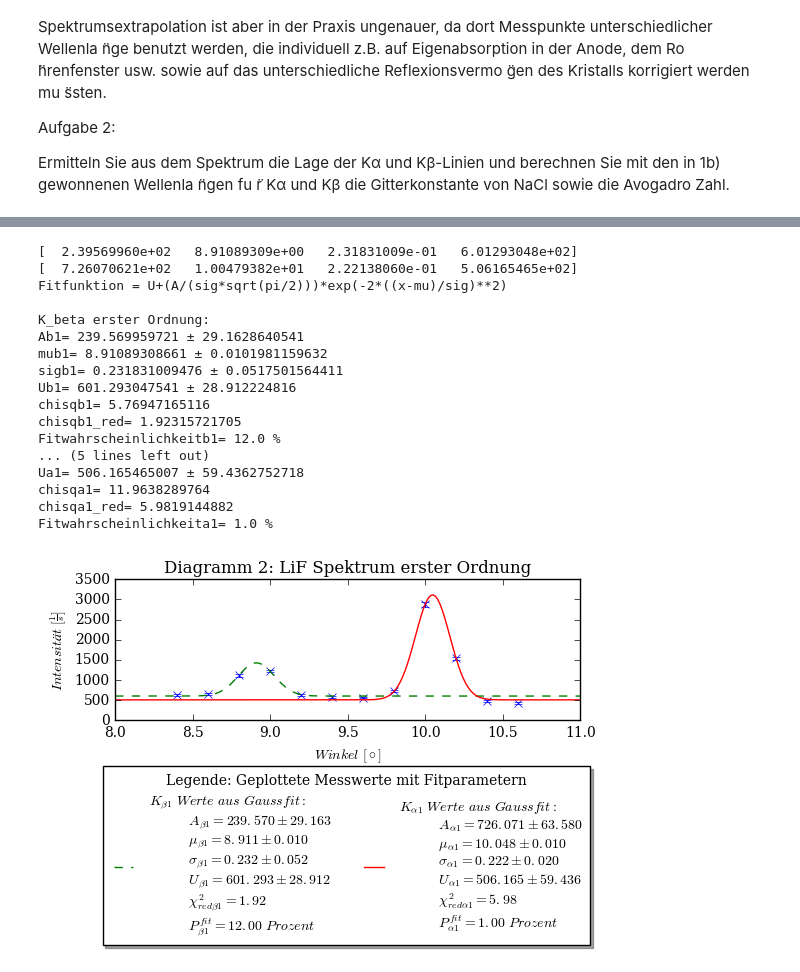
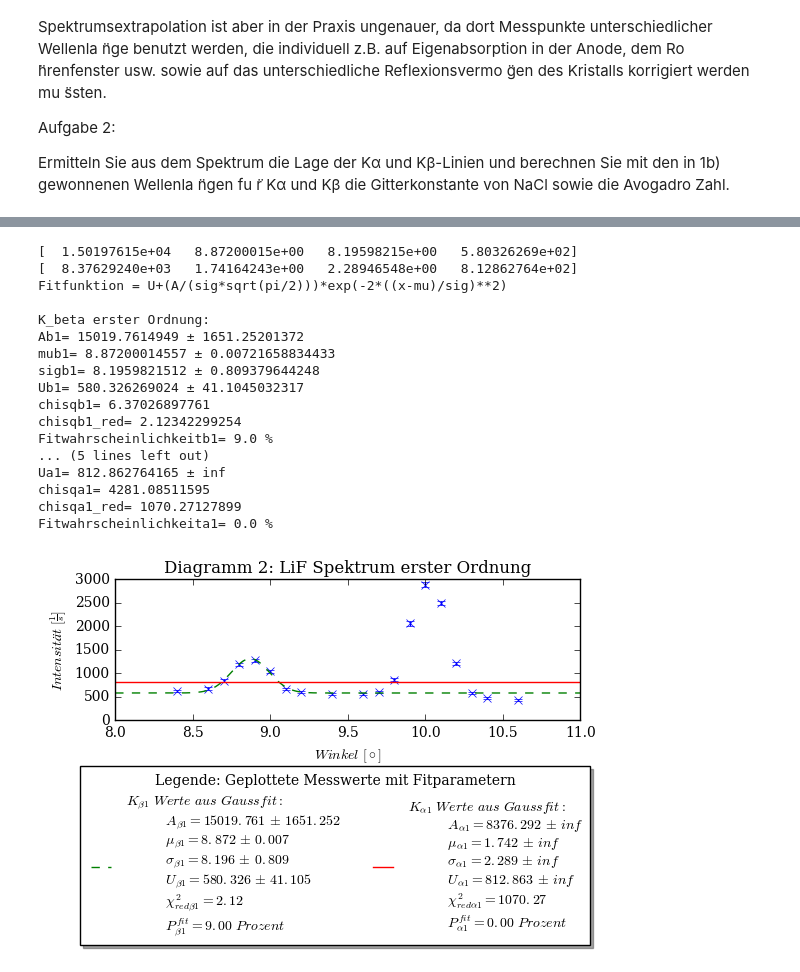
Before and after one commit to woskar/pap2-lab-training, a Jupyter notebook: v255/v255_spektrometer.ipynb, the cells around one changed output, grey strips where cells are left out. Cells and saved outputs as stored; diff of their text form; code cells hidden in the pictures.

```diff
--- a/v255/v255_spektrometer.ipynb
+++ b/v255/v255_spektrometer.ipynb
@@ -26,15 +26,19 @@ Aufgabe 2:
 Ermitteln Sie aus dem Spektrum die Lage der Kα und Kβ-Linien und berechnen Sie mit den in 1b) gewonnenen Wellenla ̈ngen fu ̈r Kα und Kβ die Gitterkonstante von NaCl sowie die Avogadro Zahl.
 # %%
 #Einlesen der Daten aus LiF.txt für LiF Kristall mit Fehler
-daten = open('LiF.txt').read().replace(',','.')
+daten = open('LiF_master.txt').read().replace(',','.')
 angle, intensity = np.loadtxt(io.StringIO(daten), unpack=True)
 #print (angle, intensity)
 dintensity=np.sqrt(intensity)
 
 plt.rcParams["font.family"]='serif'
-plt.errorbar(angle, intensity, yerr=dintensity)
+plt.errorbar(angle, intensity, yerr=dintensity, label='Messwerte mit \nstatistischem Fehler')
 plt.xlabel('$Winkel\ [\circ]$')
 plt.ylabel('$Intensität\ [\\frac{1}{s}]$')
-plt.title('Zählrate abhängig vom Winkel')
-plt.axis((3, 22, 0, 3000))
+plt.title('Diagramm 0: Alle Messwerte, Zählrate abh. vom Winkel')
+plt.axis((2, 23, 0, 3000))
+plt.legend(borderpad=1, borderaxespad=1, loc='best', shadow='true', fontsize=11)
+
+
+#plt.savefig('v255_0.pdf',format='pdf')
 # %% [output]
@@ -115,32 +119,32 @@ Fitwahrscheinlichkeit= 80.0 %
 
 #Fitfunktion für Peaks
 def gauss(x, A, mu, sig,U):
-    return U+(A/(sig*np.sqrt(np.pi/2)))*np.exp(-2*((x-mu)/sig)**2)
+    return U+(A/(sig*np.sqrt(2*np.pi)))*np.exp(-((x-mu)**2/2*sig**2))
 
 #Auswählen des Spektrums erster Ordnung
-ang3=angle[27:39]
-int3=intensity[27:39]
-dint3=dintensity[27:39]
+ang3=angle[27:46]
+int3=intensity[27:46]
+dint3=dintensity[27:46]
 
 #Gausskurven an die Peaks fitten
-poptb1, pcovb1=curve_fit(gauss,ang3[0:6], int3[0:6], p0=[240,9,0.23,601], sigma=dint3[0:6])
-popta1, pcova1=curve_fit(gauss,ang3[6:11], int3[6:11], p0=[726,10,0.2,500], sigma=dint3[6:11])
+poptb1, pcovb1=curve_fit(gauss,ang3[1:8], int3[1:8], p0=[240,9,0.23,601], sigma=dint3[1:8])
+popta1, pcova1=curve_fit(gauss,ang3[10:19], int3[10:19], p0=[756,10,0.2,440], sigma=dint3[10:19])
 perrb1 = np.sqrt(np.diag(pcovb1))
 perra1 = np.sqrt(np.diag(pcova1))
 x3=np.linspace(8,11,200)
 
 #Güte der Fits bestimmen:
 #Güte Kbeta Linie
-chisqb1=np.sum((gauss(ang3[0:6],*poptb1)-int3[0:6])**2/dint3[0:6]**2)
+chisqb1=np.sum((gauss(ang3[1:8],*poptb1)-int3[1:8])**2/dint3[1:8]**2)
 dofb1=3
 chisqb1_red=chisqb1/dofb1
 probb1=round(1-chi2.cdf(chisqb1,dofb1),2)*100
 
 #Güte Kalpha Linie
-chisqa1=np.sum((gauss(ang3[6:11],*popta1)-int3[6:11])**2/dint3[6:11]**2)
-dofa1=2
+chisqa1=np.sum((gauss(ang3[10:19],*popta1)-int3[10:19])**2/dint3[10:19]**2)
+dofa1=4
 chisqa1_red=chisqa1/dofa1
-proba1=round(1-chi2.cdf(chisqa1,dofb1),2)*100
+proba1=round(1-chi2.cdf(chisqa1,dofa1),2)*100
 
 
 #Plotten der Punkte und des Fits
@@ -149,20 +153,20 @@ plt.subplot(211)
 plt.errorbar(ang3, int3,yerr=dint3, linestyle='none', marker='x')
 plt.plot(x3, gauss(x3, *poptb1), linestyle='--',
          label='$K_{\\beta1}\ Werte\ aus\ Gaussfit:$ \n\
-         $A_{\\beta1}=%.3f\pm%.3f$ \n\
-         $\\mu_{\\beta1}=%.3f\pm%.3f$ \n\
-         $\\sigma_{\\beta1}=%.3f\pm%.3f$ \n\
-         $U_{\\beta1}=%.3f\pm%.3f$ \n\
+         $A_{\\beta1}=%.3f$ $\\pm$ $ %.3f$ \n\
+         $\\mu_{\\beta1}=%.3f$ $\\pm$ $%.3f$ \n\
+         $\\sigma_{\\beta1}=%.3f$ $\\pm$ $%.3f$ \n\
+         $U_{\\beta1}=%.3f$ $\\pm$ $%.3f$ \n\
          $\\chi_{red\\beta1}^{2}=%.2f$ \n\
          $P_{\\beta1}^{fit}=%.2f\ Prozent$'
          %(poptb1[0], perrb1[0], poptb1[1], perrb1[1], poptb1[2], perrb1[2], poptb1[3], perrb1[3], chisqb1_red, probb1))
 
 plt.plot(x3, gauss(x3, *popta1),
          label='$K_{\\alpha1}\ Werte\ aus\ Gaussfit:$ \n\
-         $A_{\\alpha1}=%.3f\pm%.3f$ \n\
-         $\\mu_{\\alpha1}=%.3f\pm%.3f$ \n\
-         $\\sigma_{\\alpha1}=%.3f\pm%.3f$ \n\
-         $U_{\\alpha1}=%.3f\pm%.3f$ \n\
+         $A_{\\alpha1}=%.3f$ $\\pm$ $ %.3f$ \n\
+         $\\mu_{\\alpha1}=%.3f$ $\\pm$ $%.3f$ \n\
+         $\\sigma_{\\alpha1}=%.3f$ $\\pm$ $%.3f$ \n\
+         $U_{\\alpha1}=%.3f$ $\\pm$ $%.3f$ \n\
          $\\chi_{red\\alpha1}^{2}=%.2f$ \n\
          $P_{\\alpha1}^{fit}=%.2f\ Prozent$'
          %(popta1[0], perra1[0], popta1[1], perra1[1], popta1[2], perra1[2], popta1[3], perra1[3], chisqa1_red, proba1))
@@ -174,52 +178,50 @@ plt.title('Diagramm 2: LiF Spektrum erster Ordnung')
 plt.rcParams["font.family"]='serif'
 plt.legend(title='Legende: Geplottete Messwerte mit Fitparametern', borderpad=0.5, borderaxespad=3.3, shadow='true', fontsize=10, bbox_to_anchor=(1.12, 0), loc='upper right', ncol=2)
 #plt.axis((3, 6.2, 0, 600))
-
-
 
 #Ausgeben der rohen Werte
 print (poptb1)
 print (popta1)
 print('Fitfunktion = U+(A/(sig*sqrt(pi/2)))*exp(-2*((x-mu)/sig)**2)')
 print(' ')
 print('K_beta erster Ordnung:')
 print('Ab1=',poptb1[0],'±',perrb1[0])
 print('mub1=',poptb1[1],'±',perrb1[1])
 print('sigb1=',poptb1[2],'±',perrb1[2])
 print('Ub1=',poptb1[3],'±',perrb1[3])
 print('chisqb1=',chisqb1)
 print('chisqb1_red=',chisqb1_red)
 print('Fitwahrscheinlichkeitb1=',probb1,'%')
 print(' ')
 print('K_alpha erster Ordnung:')
 print('Aa1=',popta1[0],'±',perra1[0])
 print('mua1=',popta1[1],'±',perra1[1])
 print('siga1=',popta1[2],'±',perra1[2])
 print('Ua1=',popta1[3],'±',perra1[3])
 print('chisqa1=',chisqa1)
 print('chisqa1_red=',chisqa1_red)
 print('Fitwahrscheinlichkeita1=',proba1,'%')
 
 #plt.savefig('v255_2.pdf',format='pdf')
 # %% [output]
-[  2.39569960e+02   8.91089309e+00   2.31831009e-01   6.01293048e+02]
-[  7.26070621e+02   1.00479382e+01   2.22138060e-01   5.06165465e+02]
+[  1.50197615e+04   8.87200015e+00   8.19598215e+00   5.80326269e+02]
+[  8.37629240e+03   1.74164243e+00   2.28946548e+00   8.12862764e+02]
 Fitfunktion = U+(A/(sig*sqrt(pi/2)))*exp(-2*((x-mu)/sig)**2)
 
 K_beta erster Ordnung:
-Ab1= 239.569959721 ± 29.1628640541
-mub1= 8.91089308661 ± 0.0101981159632
-sigb1= 0.231831009476 ± 0.0517501564411
-Ub1= 601.293047541 ± 28.912224816
-chisqb1= 5.76947165116
-chisqb1_red= 1.92315721705
-Fitwahrscheinlichkeitb1= 12.0 %
+Ab1= 15019.7614949 ± 1651.25201372
+mub1= 8.87200014557 ± 0.00721658834433
+sigb1= 8.1959821512 ± 0.809379644248
+Ub1= 580.326269024 ± 41.1045032317
+chisqb1= 6.37026897761
+chisqb1_red= 2.12342299254
+Fitwahrscheinlichkeitb1= 9.0 %
 ... (5 lines left out)
-Ua1= 506.165465007 ± 59.4362752718
-chisqa1= 11.9638289764
-chisqa1_red= 5.9819144882
-Fitwahrscheinlichkeita1= 1.0 %
+Ua1= 812.862764165 ± inf
+chisqa1= 4281.08511595
+chisqa1_red= 1070.27127899
+Fitwahrscheinlichkeita1= 0.0 %
-[figure, old version]
+[figure, new version]
 # %%
 #Aufgabe 2b: Spektrum zweiter Ordnung von LiF
 #Zählrate als Funktion des Winkels, bestimmen der Wellenlängen von Ka und Kb
```
Also changed, not shown: parts of 10 cells of this notebook, 13 other files.
